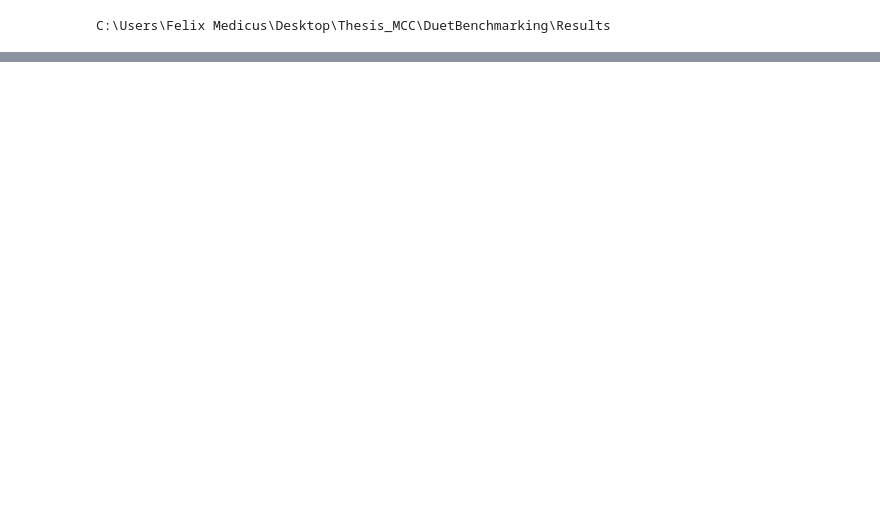
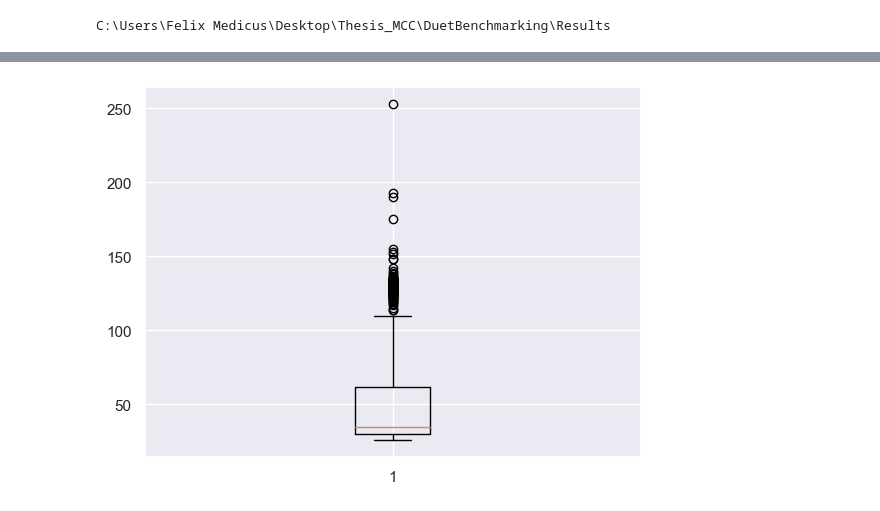
Before and after one commit to FelixMedicusf/DuetBenchmarking, a Jupyter notebook: Results/Result Evaluation.ipynb, the cells around one changed output, grey strips where cells are left out. Drawn from its saved outputs; the diff is of its cells as text; code cells hidden in the pictures; blank space fills up the shorter version.

```diff
--- a/Results/Result Evaluation.ipynb
+++ b/Results/Result Evaluation.ipynb
@@ -88,0 +89,3 @@ sns.lmplot(x='sent', y='latency_ms', data=df, fit_reg=True)
+# %%
+dfA = df.loc[(df["workerId"] == "w1a") | (df["workerId"] == "w2a") | (df["workerId"] == "w3a")]
+dfB = df.loc[(df["workerId"] == "w1b") | (df["workerId"] == "w2b") | (df["workerId"] == "w3b")]
@@ -88,0 +134,4 @@ sns.lmplot(x='sent', y='latency_ms', data=df, fit_reg=True)
+# %%
+ax = plt.boxplot(x=dfA["latency_ms"],)
+# %% [output]
+[figure, added]
```
Also changed, not shown: parts of 12 cells of this notebook, 8 other files.
